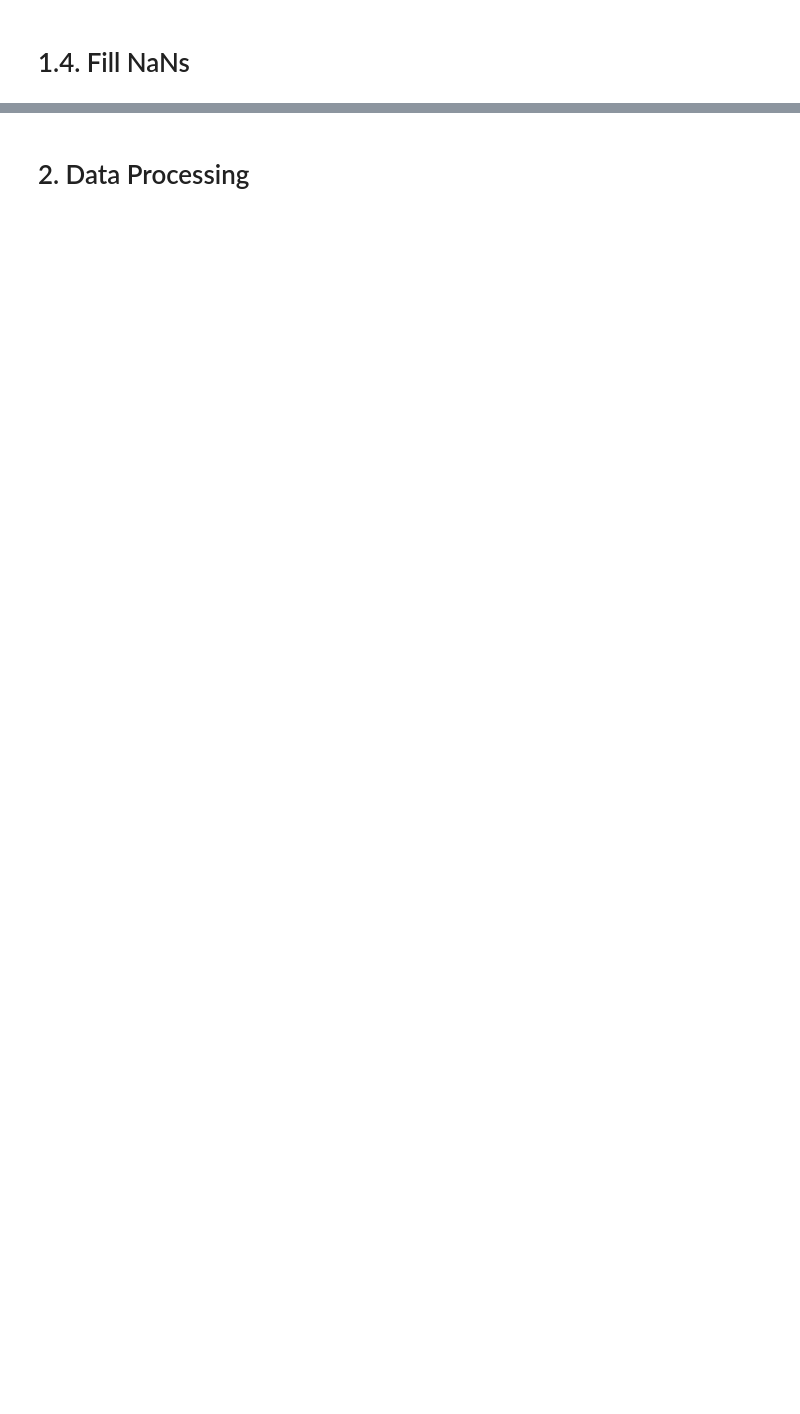
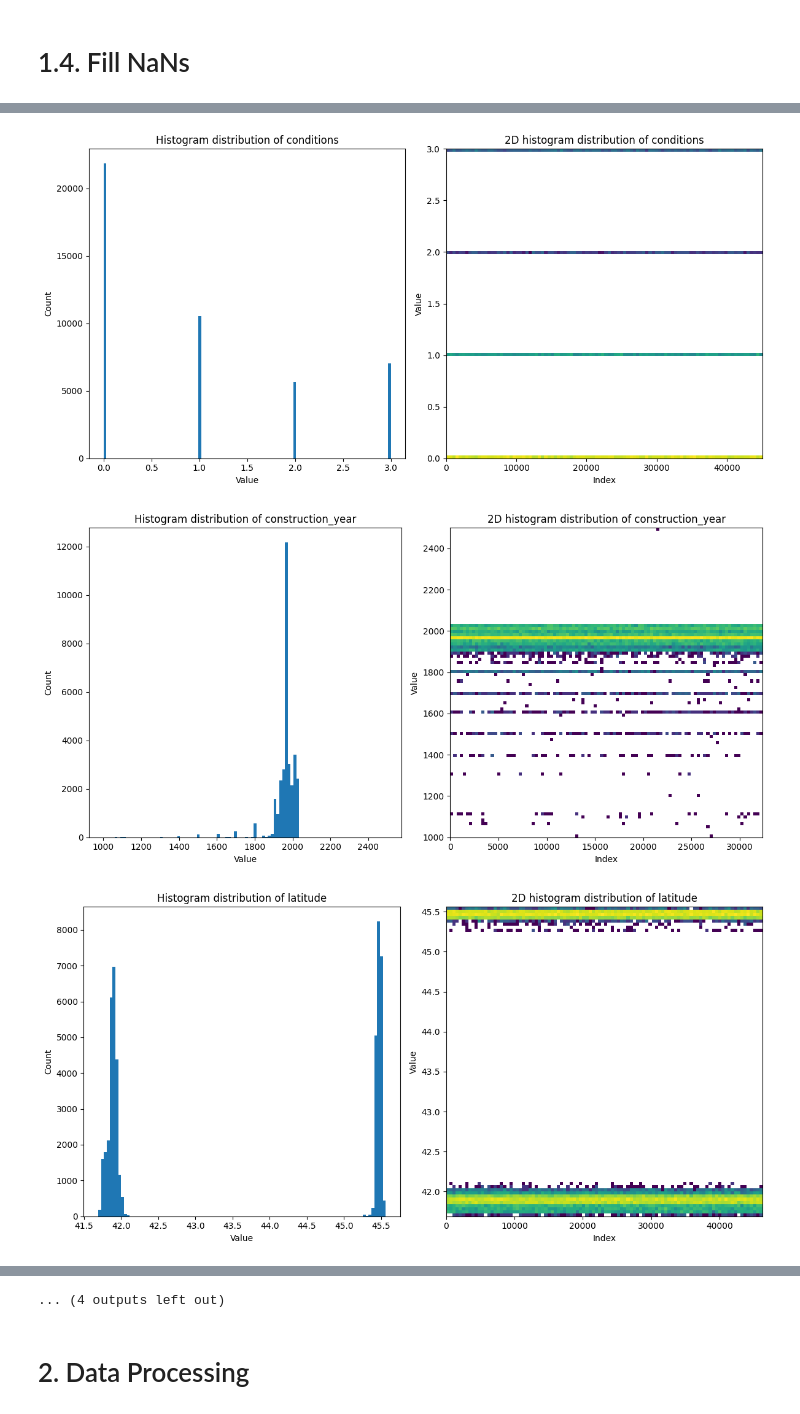
Before and after one commit to VincenzoImp/House-Prices-Prediction, a Jupyter notebook: script.ipynb, the cells around one changed output, grey strips where cells are left out. Cells and saved outputs as stored; diff of their text form; code cells hidden in the pictures; blank space fills up the shorter version.

```diff
--- a/script.ipynb
+++ b/script.ipynb
@@ -23,3 +76,18 @@ poi_df = pd.read_csv('data/poi.csv')
+# %%
+def hist_subplot(df, feature, b=100):
+    df = df.dropna(subset=[feature]).reset_index(drop=True) #before plotting we remove the NaNs otherwise it will not be possible to plot the graphs
+    fig, axs = plt.subplots(nrows=1, ncols=2, figsize=(12, 6))
+    axs[0].hist(df[feature], bins=b)
+    axs[0].set_title('Histogram distribution of {}'.format(feature))
+    axs[0].set_ylabel('Count')
+    axs[0].set_xlabel('Value')
+    axs[1].hist2d(pd.Series(np.array([i for i in range(df.loc[:, feature].shape[0])])), df.loc[:, feature], bins=b, norm=colors.LogNorm())
+    axs[1].set_title('2D histogram distribution of {}'.format(feature))
+    axs[1].set_ylabel('Value')
+    axs[1].set_xlabel('Index')
+    plt.tight_layout()
+    plt.show()
+    return
 # %% [markdown]
 # 1.1. Point of Interest Analysis
 # %%
@@ -27,2 +151,2 @@ poi_df.info()
 # %%
-poi_df = poi_df.filter(['lat', 'lon', 'tags.addr:postcode']).rename(columns={'tags.addr:postcode':'postcode'})
+poi_df = poi_df.filter(['lat', 'lon'])
@@ -36,2 +152,0 @@ def fix_postcode(x):
-# %%
-poi_df['postcode'] = poi_df['postcode'].apply(fix_postcode)
@@ -102,0 +301,6 @@ train_df['conditions'] = train_df['conditions'].apply(lambda x: np.nan if x == m
+# %%
+columns_wnan = []
+for col in train_df.columns:
+    if train_df[train_df[col].isna()].shape[0] > 0:
+        columns_wnan.append(col)
+columns_wnan
@@ -102,0 +326,7 @@ train_df['conditions'] = train_df['conditions'].apply(lambda x: np.nan if x == m
+# %%
+for col in columns_wnan:
+    hist_subplot(train_df, col)
+# %% [output]
+[figure, added]
+[figure, added]
+[figure, added]
@@ -103,2 +342,3 @@ train_df['conditions'] = train_df['conditions'].apply(lambda x: np.nan if x == m
+... (4 outputs left out)
 # %% [markdown]
 # 2. Data Processing
```
Also changed, not shown: parts of 55 cells of this notebook, 2 other files.
